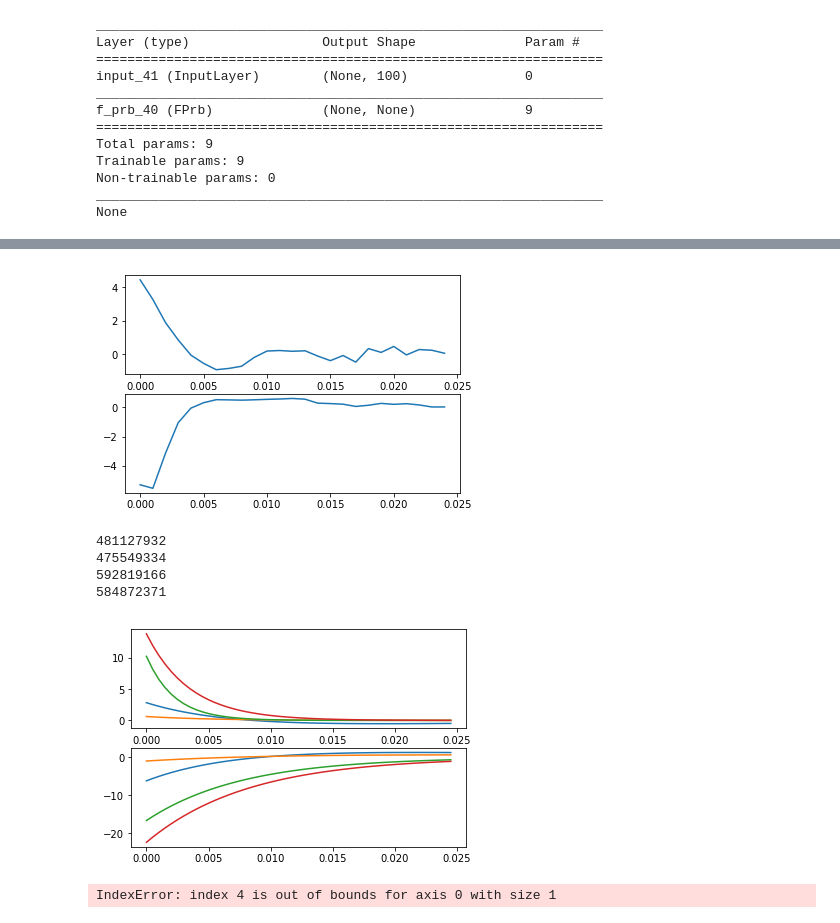
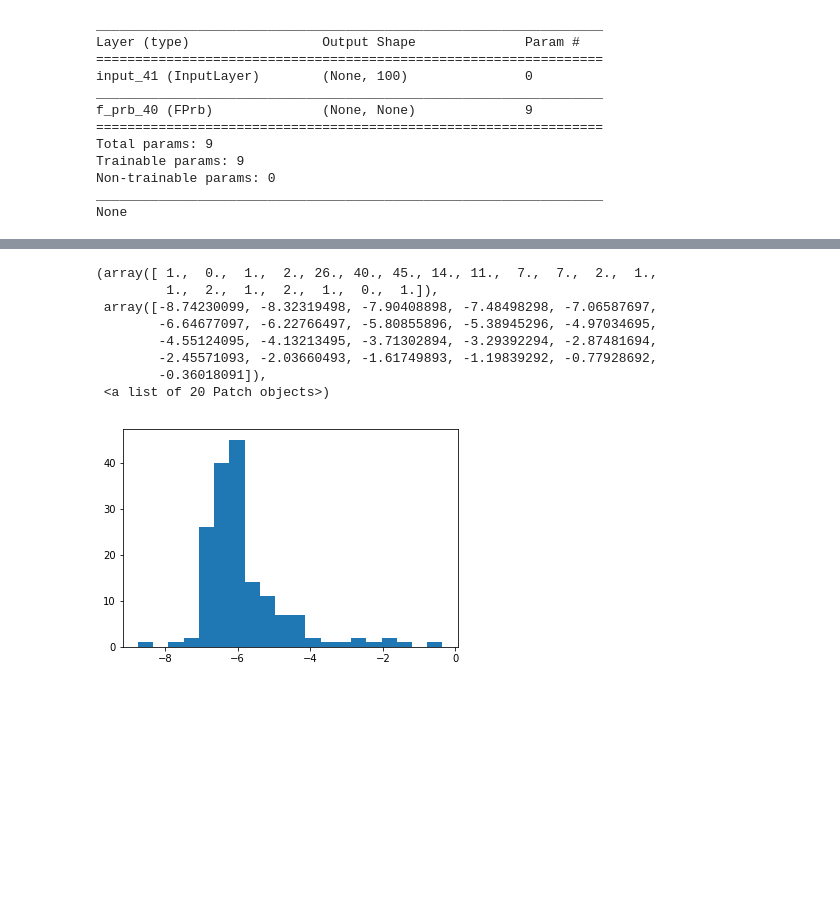
Before and after one commit to zdeblick/fun-con, a Jupyter notebook: CellTypePriors.ipynb, the cells around one changed output, grey strips where cells are left out. Drawn from its saved outputs; the diff is of its cells as text; code cells hidden in the pictures; blank space fills up the shorter version.

```diff
--- a/CellTypePriors.ipynb
+++ b/CellTypePriors.ipynb
@@ -34,0 +33,2 @@ ctc = CellTypesCache()
+# %%
+ctc = CellTypesCache(manifest_file=os.path.join(drive_path,'manifest.json'))
@@ -109,6 +115,11 @@ def bin_spikes_and_stim(sweeps,bin_len,zpad=0):
     binned_spikes = np.hstack(spikes_list)
     binned_stim = np.hstack(stim_list)
     return (binned_spikes, binned_stim)
+
+
+    """
+    - use stim kernel convolved with alpha function as prior for synapse
+    """
 # %%
 # # Inputs:
 # # stimulus: video shown to the mouse in some form
@@ -289,7 +300,7 @@ def GLM_network_fit(stimulus,spikes,d_stim, d_spk,bin_len,f='exp',priors=None,L1
         model.add(Dense(1,input_dim = Xdsn.shape[1],use_bias=True))
         model.add(Lambda(lambda x: fs[f](x)*bin_len))
         model.compile(loss = 'poisson',optimizer = keras.optimizers.adam(lr=1.5e-1))
-        model.fit(x=Xdsn,y=y,epochs=200,batch_size = 1000000,verbose=0)
+        model.fit(x=Xdsn,y=y,epochs=200,batch_size = 10000000,verbose=0)
         p = model.get_weights()[0]
         F[i,:,:] = p[:M*d_stim].reshape((M,d_stim))
         W[i,:,:] = p[M*d_stim:].reshape((N,d_spk))
@@ -418,0 +458,13 @@ plt.plot(t,p[4-w]*np.exp(p[5-w]*t)+p[6-w]*np.exp(p[7-w]*t))
+# %%
+i = 1
+plt.hist(W_clumps[lay][:,i],bins=20)
+# %% [output]
+(array([ 1.,  0.,  1.,  2., 26., 40., 45., 14., 11.,  7.,  7.,  2.,  1.,
+         1.,  2.,  1.,  2.,  1.,  0.,  1.]),
+ array([-8.74230099, -8.32319498, -7.90408898, -7.48498298, -7.06587697,
+        -6.64677097, -6.22766497, -5.80855896, -5.38945296, -4.97034695,
+        -4.55124095, -4.13213495, -3.71302894, -3.29392294, -2.87481694,
+        -2.45571093, -2.03660493, -1.61749893, -1.19839292, -0.77928692,
+        -0.36018091]),
+ <a list of 20 Patch objects>)
+[figure, added]
@@ -419,15 +493,13 @@ plt.plot(t,p[4-w]*np.exp(p[5-w]*t)+p[6-w]*np.exp(p[7-w]*t))
 # %%
-fig,ax = plt.subplots(2,1)
-bin_len = 0.001
-d=25
-t = np.arange(d)*bin_len
-for spec_id in inh_cells['id'].values[:1]:
-    epd = ctc.get_ephys_data(spec_id)
-    sweeps = get_sweeps_with_stim(epd,'Noise')
-    if len(sweeps)>0:
-        (binned_spikes, binned_stim) = bin_spikes_and_stim(sweeps,bin_len)
-        (F,W,b) = GLM_network_fit(binned_stim*1e9,binned_spikes, d, d, bin_len)
-        ax[0].plot(t,np.squeeze(F))
-        ax[1].plot(t,np.squeeze(W))
+# fig,ax = plt.subplots(2,1)
+# for spec_id in inh_cells['id'].values[1:2]:
+#     print spec_id
+#     sweeps = get_sweeps_with_stim(ctc.get_ephys_data(spec_id),'Noise')
+#     if len(sweeps)>0:
+#         (binned_spikes, binned_stim) = bin_spikes_and_stim(sweeps,bin_len)
+#         (F,W,b) = GLM_network_fit_exps(binned_stim*1e9,binned_spikes, d, d, bin_len)
+#         F = np.squeeze(F)
+#         W = np.squeeze(W)
+#         print F,W,b
+#         ax[0].plot(t,F[0]*np.exp(F[1]*t)+F[2]*np.exp(F[3]*t))
+#         ax[1].plot(t,W[0]*np.exp(W[1]*t)+W[2]*np.exp(W[3]*t))
-# %% [output]
-[figure, removed]
@@ -456,23 +505,0 @@ def GLM_network_fit_exps(stimulus,spikes,d_stim, d_spk,bin_len,num_exp=2,f='exp'
-# %%
-fig,ax = plt.subplots(2,1)
-for spec_id in inh_cells['id'].values[:4]:
-    print spec_id
-    epd = ctc.get_ephys_data(spec_id)
-    sweeps = get_sweeps_with_stim(epd,'Noise')
-    if len(sweeps)>0:
-        (binned_spikes, binned_stim) = bin_spikes_and_stim(sweeps,bin_len)
-        (F,W,b) = GLM_network_fit_exps(binned_stim*1e9,binned_spikes, d, d, bin_len)
-        F = np.squeeze(F)
-        W = np.squeeze(W)
-        ax[0].plot(t,F[0]*np.exp(F[1]*t)+F[2]*np.exp(F[3]*t))
-        ax[1].plot(t,W[0]*np.exp(W[1]*t)+W[2]*np.exp(W[3]*t))
-# %% [output]
-481127932
-475549334
-592819166
-584872371
-[figure, removed]
-# %%
-plt.plot()
-# %% [output]
-IndexError: index 4 is out of bounds for axis 0 with size 1
```
Also changed, not shown: parts of 15 cells of this notebook, 4 other files.
